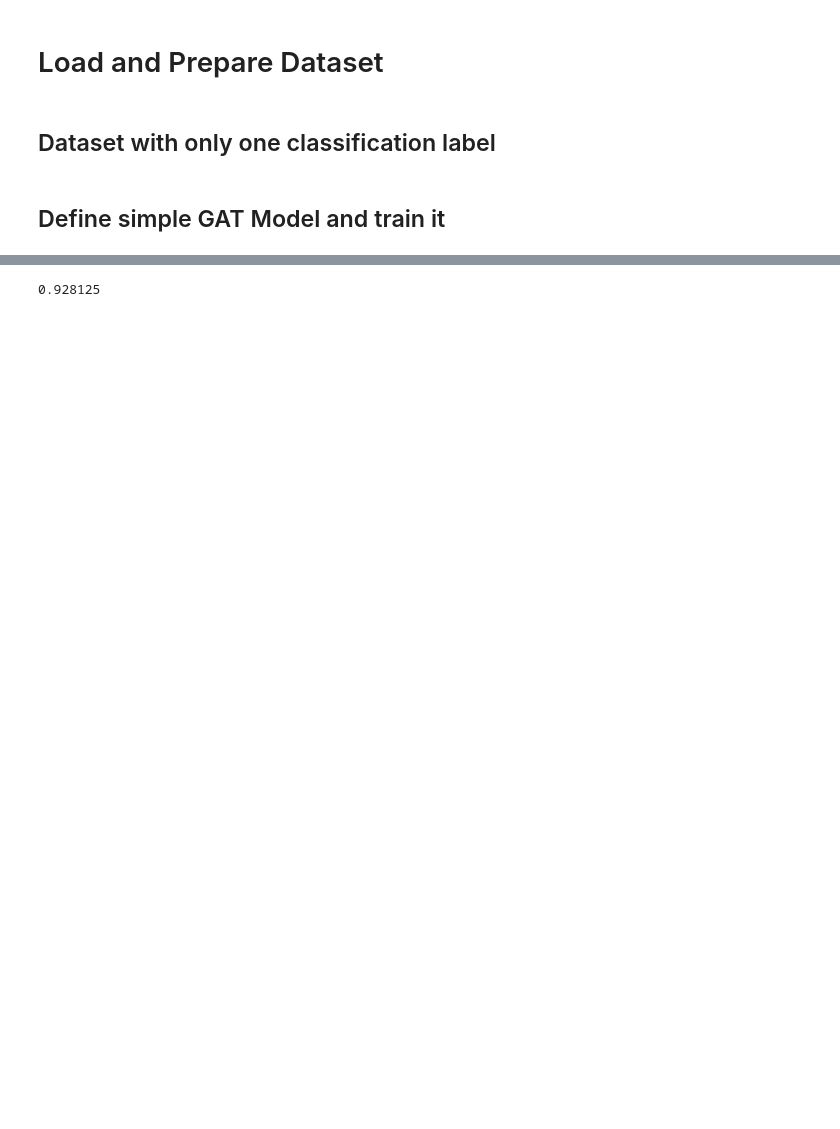
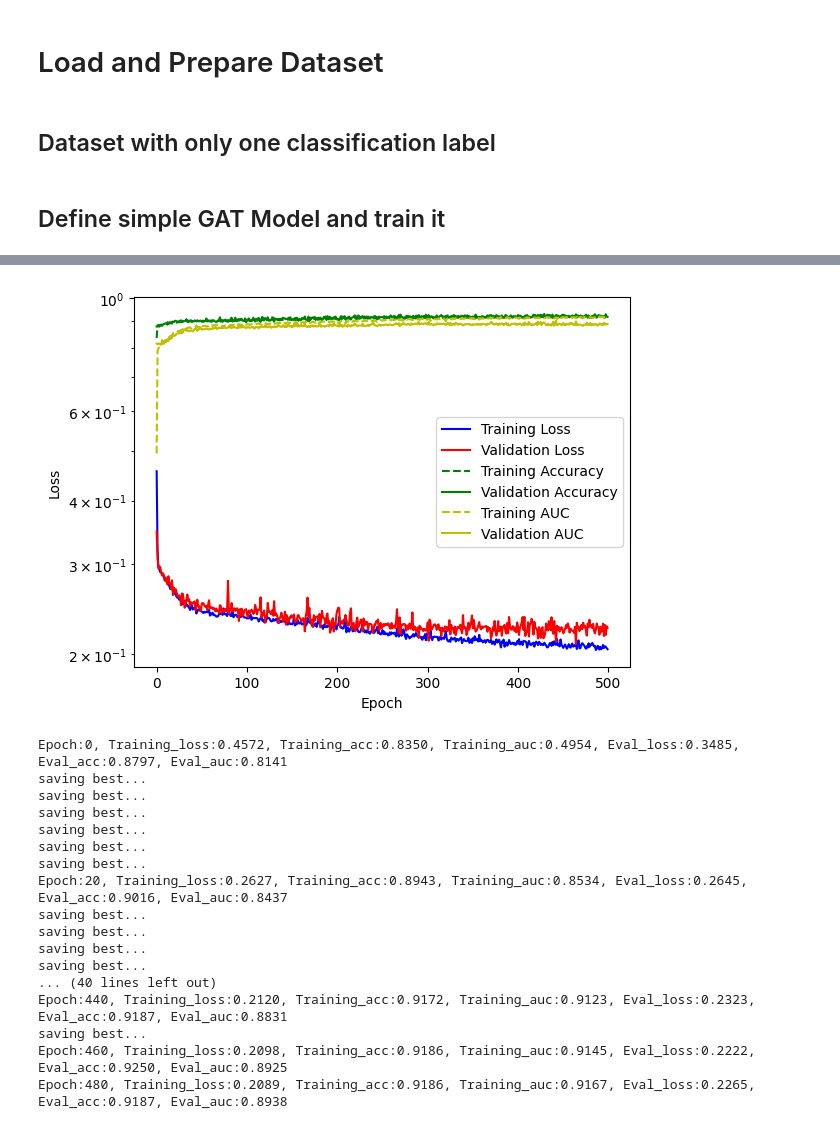
Before and after one commit to ShaswataRoy/xAI_Drug, a Jupyter notebook: Max/TOX21_GAT.ipynb, the cells around one changed output, grey strips where cells are left out. Drawn from its saved outputs; the diff is of its cells as text; code cells hidden in the pictures; blank space fills up the shorter version.

```diff
--- a/Max/TOX21_GAT.ipynb
+++ b/Max/TOX21_GAT.ipynb
@@ -195,4 +76,0 @@ Epoch 200 | Train Loss: 0.2526 | Val Loss: 0.2802 | Acc: 0.9047
-# %%
-print(acc)
-# %% [output]
-0.928125
@@ -198,0 +90,30 @@ print(acc)
+# %%
+train_params = {'num_epochs': 500,
+                'num_early_stop': 0,
+                'milestones': None,
+                'gamma': None}
+
+optimizer_params = {'lr': 0.001,
+                    'weight_decay': 5e-4}
+                    #'momentum': 0.9}
+
+trainer.train(train_params=train_params, optimizer_params=optimizer_params)
+# %% [output]
+[figure, added]
+Epoch:0, Training_loss:0.4572, Training_acc:0.8350, Training_auc:0.4954, Eval_loss:0.3485, Eval_acc:0.8797, Eval_auc:0.8141
+saving best...
+saving best...
+saving best...
+saving best...
+saving best...
+saving best...
+Epoch:20, Training_loss:0.2627, Training_acc:0.8943, Training_auc:0.8534, Eval_loss:0.2645, Eval_acc:0.9016, Eval_auc:0.8437
+saving best...
+saving best...
+saving best...
+saving best...
+... (40 lines left out)
+Epoch:440, Training_loss:0.2120, Training_acc:0.9172, Training_auc:0.9123, Eval_loss:0.2323, Eval_acc:0.9187, Eval_auc:0.8831
+saving best...
+Epoch:460, Training_loss:0.2098, Training_acc:0.9186, Training_auc:0.9145, Eval_loss:0.2222, Eval_acc:0.9250, Eval_auc:0.8925
+Epoch:480, Training_loss:0.2089, Training_acc:0.9186, Training_auc:0.9167, Eval_loss:0.2265, Eval_acc:0.9187, Eval_auc:0.8938
```
Also changed, not shown: parts of 6 cells of this notebook, 2 other files.
